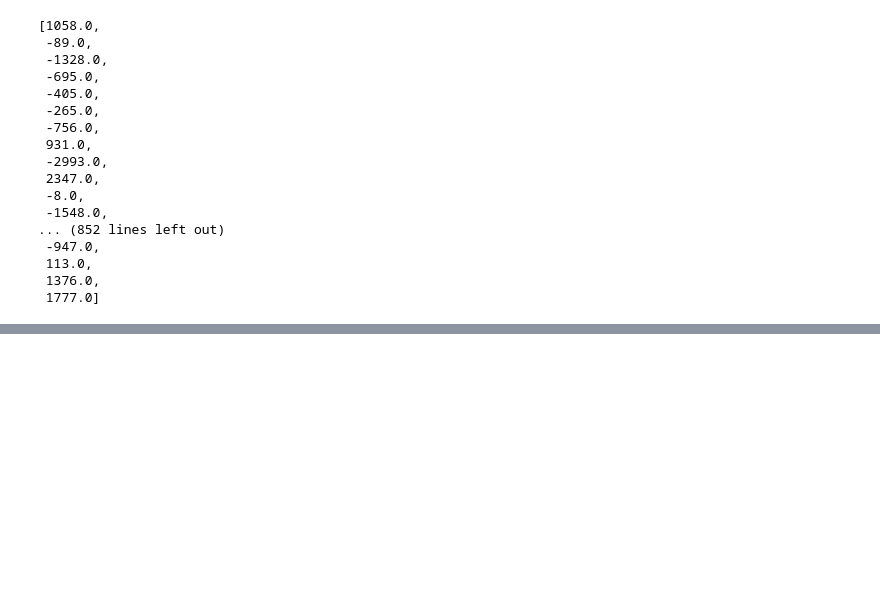
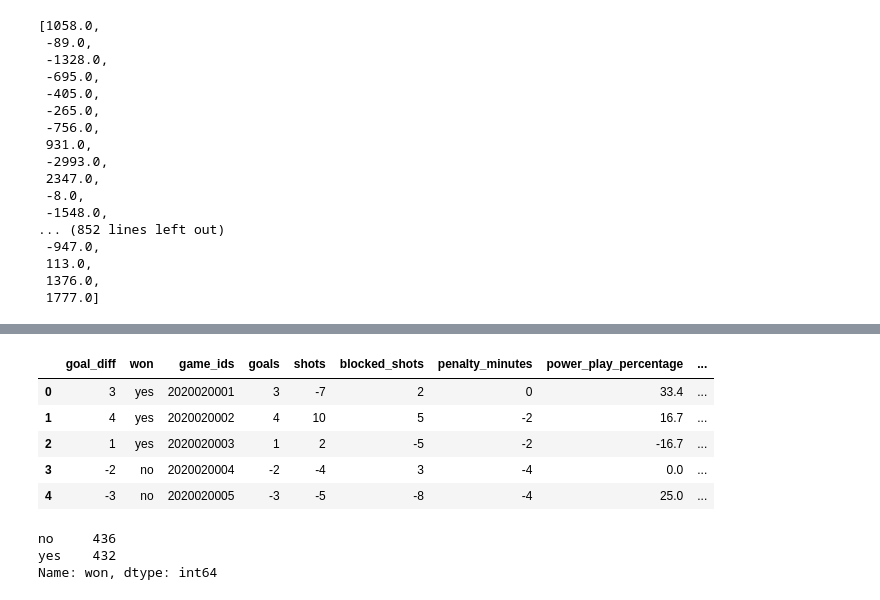
Before and after one commit to RazyChristmas/NHL_predictor, a Jupyter notebook: EDA and Feature engineering .ipynb, the cells around one changed output, grey strips where cells are left out. Saved outputs shown, nothing was run; the diff lists cells and outputs as text; code cells hidden in the pictures; blank space fills up the shorter version.

```diff
--- a/EDA and Feature engineering .ipynb
+++ b/EDA and Feature engineering .ipynb
@@ -271,0 +323,13 @@ full_tilt
+# %%
+full_tilt = [-1 * x for x in full_tilt]
+# %%
+game_difference_df['ice_tilt'] = full_tilt
+# %%
+game_difference_df.head()
+# %% [output]
+|  | goal_diff | won | game_ids | goals | shots | blocked_shots | penalty_minutes | power_play_percentage | ... |
+| 0 | 3 | yes | 2020020001 | 3 | -7 | 2 | 0 | 33.4 | ... |
+| 1 | 4 | yes | 2020020002 | 4 | 10 | 5 | -2 | 16.7 | ... |
+| 2 | 1 | yes | 2020020003 | 1 | 2 | -5 | -2 | -16.7 | ... |
+| 3 | -2 | no | 2020020004 | -2 | -4 | 3 | -4 | 0.0 | ... |
+| 4 | -3 | no | 2020020005 | -3 | -5 | -8 | -4 | 25.0 | ... |
@@ -271,0 +338,6 @@ full_tilt
+# %%
+game_difference_df['won'].value_counts()
+# %% [output]
+no     436
+yes    432
+Name: won, dtype: int64
```
Also changed, not shown: parts of 13 cells of this notebook, 3 other files.
